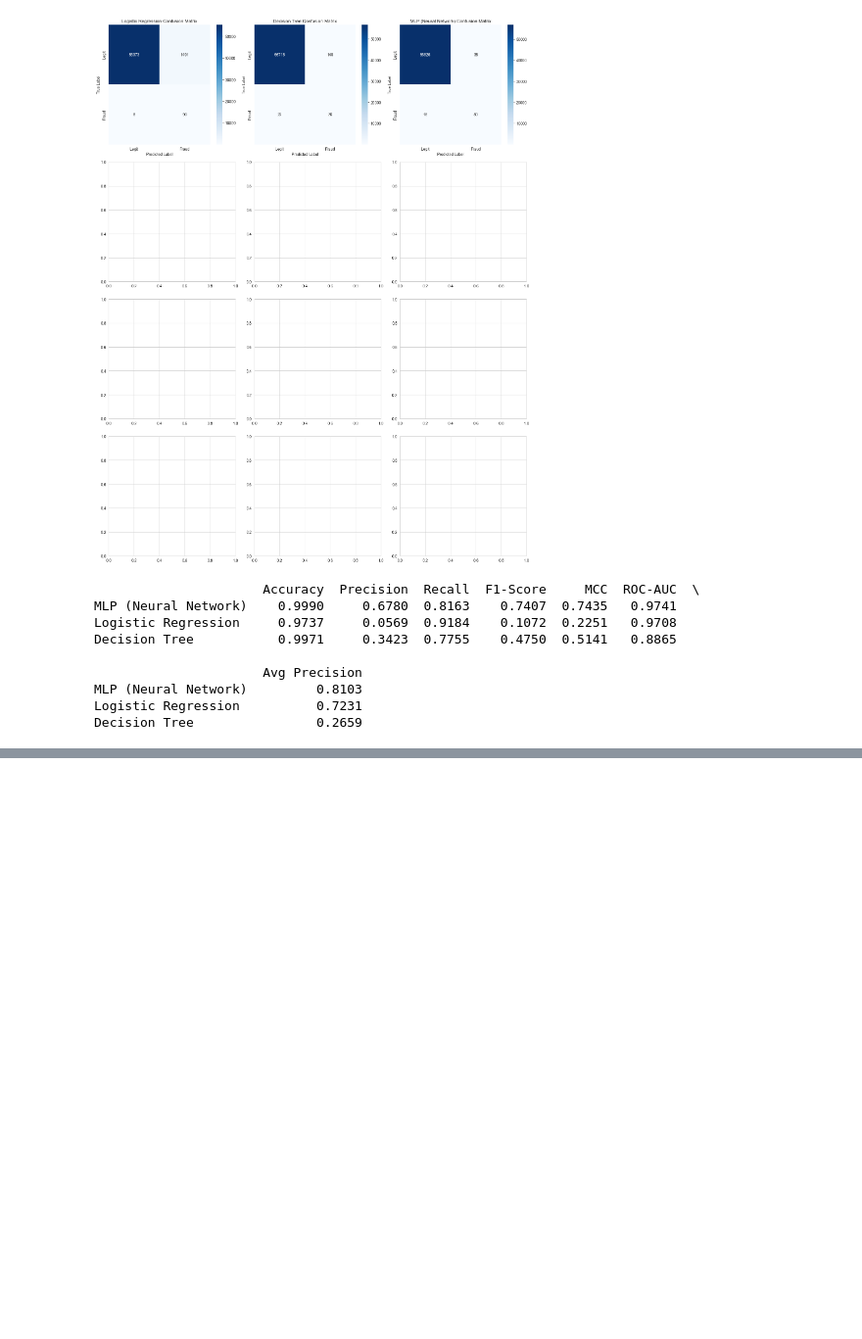
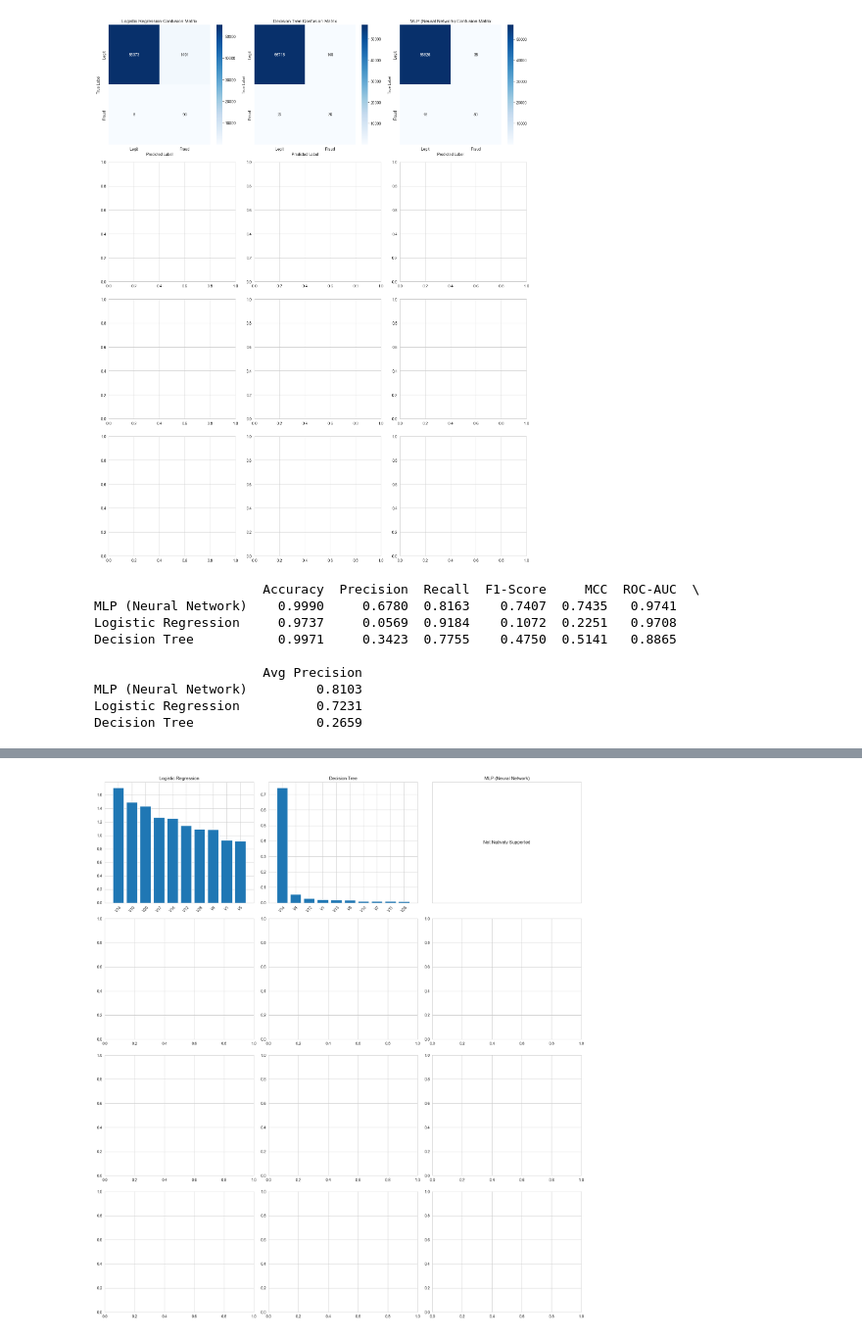
Before and after one commit to ifta-faisal/Credit_Card_Fraud_Detection, a Jupyter notebook: credit_card_fraud_detection.ipynb, the cells around one changed output, grey strips where cells are left out. Shown at 98% size. Saved outputs shown, nothing was run; the diff lists cells and outputs as text; code cells hidden in the pictures; blank space fills up the shorter version.

```diff
--- a/credit_card_fraud_detection.ipynb
+++ b/credit_card_fraud_detection.ipynb
@@ -289,0 +330,32 @@ Decision Tree                0.2659
+# %%
+# Extract feature importances for all models
+fig, axes = plt.subplots(4, 3, figsize=(18, 20))
+axes = axes.flatten()
+feature_names = X.columns
+
+for i, (name, model) in enumerate(trained_models.items()):
+    ax = axes[i]
+    importances = None
+
+    if hasattr(model, 'feature_importances_'):
+        importances = model.feature_importances_
+    elif hasattr(model, 'coef_'):
+        importances = np.abs(model.coef_).flatten()
+
+    if importances is not None:
+        indices = np.argsort(importances)[::-1][:10] # Top 10
+        ax.bar(range(10), importances[indices], align="center")
+        ax.set_xticks(range(10))
+        ax.set_xticklabels(feature_names[indices], rotation=45)
+        ax.set_title(f"{name}")
+        ax.set_xlim([-1, 10])
+    else:
+        ax.text(0.5, 0.5, "Not Natively Supported", ha='center', va='center', fontsize=12)
+        ax.set_title(f"{name}")
+        ax.set_xticks([])
+        ax.set_yticks([])
+
+plt.tight_layout()
+plt.show()
+# %% [output]
+[figure, added]
```
Also changed, not shown: parts of 5 cells of this notebook.
